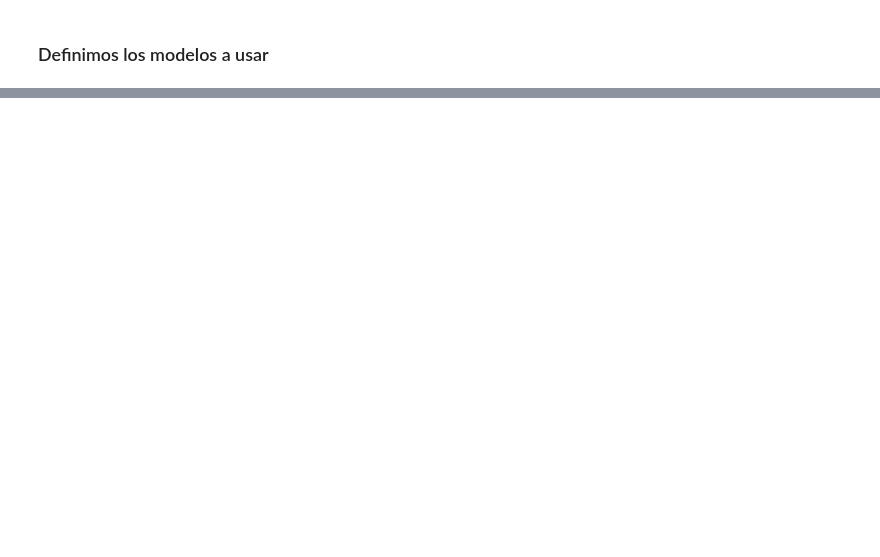
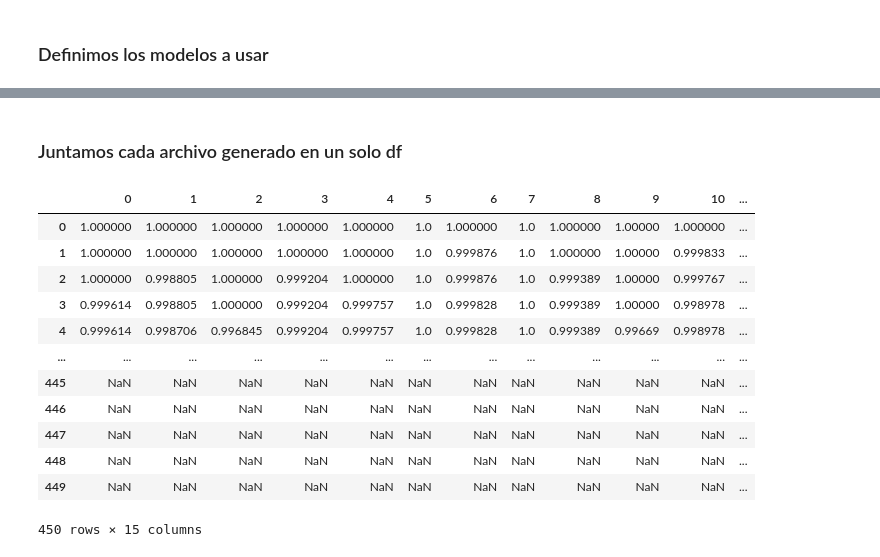
Before and after one commit to AXS-Rose/degradation_model, a Jupyter notebook: soh_methods_stanford.ipynb, the cells around one changed output, grey strips where cells are left out. Drawn from its saved outputs; the diff is of its cells as text; code cells hidden in the pictures; blank space fills up the shorter version.

```diff
--- a/soh_methods_stanford.ipynb
+++ b/soh_methods_stanford.ipynb
@@ -285,0 +240,25 @@ new = eqcycle_SoH_values_new[::100]
+# %% [markdown]
+### Juntamos cada archivo generado en un solo df
+# %%
+total_SOH = pd.DataFrame()
+M = 3
+j = 1
+while j <= M:
+    filename = str(j) + ".csv"
+    j_df = pd.read_csv(filename)
+    total_SOH = pd.concat([total_SOH, j_df], ignore_index=True, axis=1)
+    j += 1
+# %% [output]
+|  | 0 | 1 | 2 | 3 | 4 | 5 | 6 | 7 | 8 | 9 | 10 | ... |
+| 0 | 1.000000 | 1.000000 | 1.000000 | 1.000000 | 1.000000 | 1.0 | 1.000000 | 1.0 | 1.000000 | 1.00000 | 1.000000 | ... |
+| 1 | 1.000000 | 1.000000 | 1.000000 | 1.000000 | 1.000000 | 1.0 | 0.999876 | 1.0 | 1.000000 | 1.00000 | 0.999833 | ... |
+| 2 | 1.000000 | 0.998805 | 1.000000 | 0.999204 | 1.000000 | 1.0 | 0.999876 | 1.0 | 0.999389 | 1.00000 | 0.999767 | ... |
+| 3 | 0.999614 | 0.998805 | 1.000000 | 0.999204 | 0.999757 | 1.0 | 0.999828 | 1.0 | 0.999389 | 1.00000 | 0.998978 | ... |
+| 4 | 0.999614 | 0.998706 | 0.996845 | 0.999204 | 0.999757 | 1.0 | 0.999828 | 1.0 | 0.999389 | 0.99669 | 0.998978 | ... |
+| ... | ... | ... | ... | ... | ... | ... | ... | ... | ... | ... | ... | ... |
+| 445 | NaN | NaN | NaN | NaN | NaN | NaN | NaN | NaN | NaN | NaN | NaN | ... |
+| 446 | NaN | NaN | NaN | NaN | NaN | NaN | NaN | NaN | NaN | NaN | NaN | ... |
+| 447 | NaN | NaN | NaN | NaN | NaN | NaN | NaN | NaN | NaN | NaN | NaN | ... |
+| 448 | NaN | NaN | NaN | NaN | NaN | NaN | NaN | NaN | NaN | NaN | NaN | ... |
+| 449 | NaN | NaN | NaN | NaN | NaN | NaN | NaN | NaN | NaN | NaN | NaN | ... |
+450 rows × 15 columns
```
Also changed, not shown: parts of 30 cells of this notebook, 3 other files.
